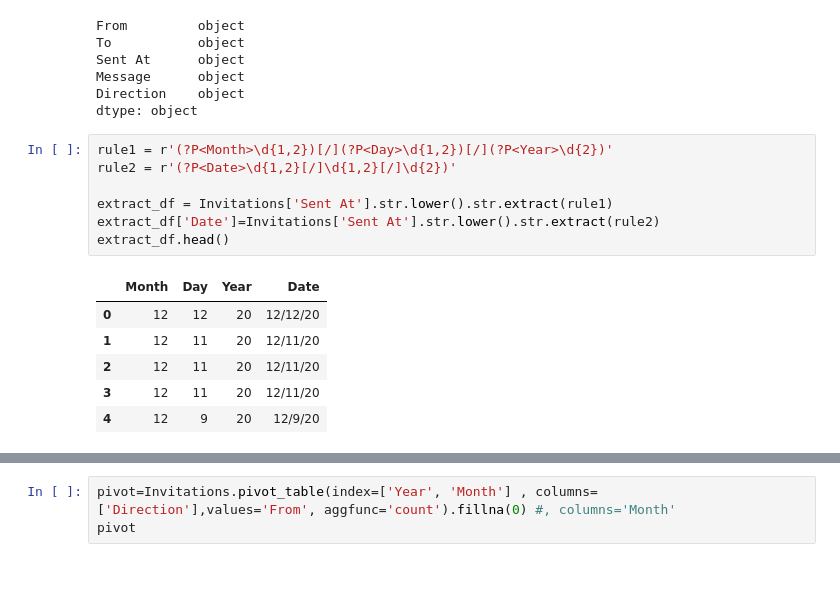
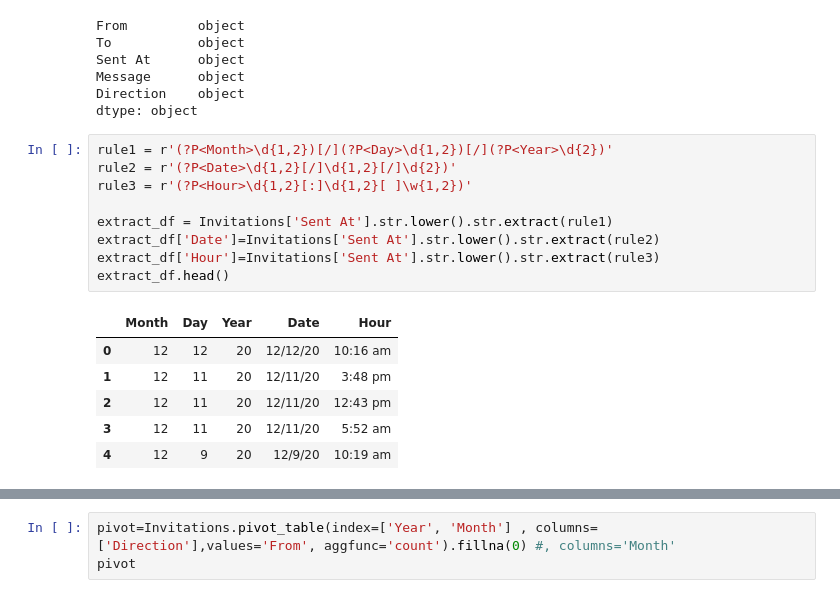
Before and after one commit to anmarphy/My_LinkedIn_2020_Dec, a Jupyter notebook: Basic_Information.ipynb, the cells around one changed output, grey strips where cells are left out. Drawn from its saved outputs; the diff is of its cells as text.

Commit message:
Adding the hour into the dataframe

```diff
--- a/Basic_Information.ipynb
+++ b/Basic_Information.ipynb
@@ -31,17 +31,19 @@ dtype: object
 # %%
 rule1 = r'(?P<Month>\d{1,2})[/](?P<Day>\d{1,2})[/](?P<Year>\d{2})'
 rule2 = r'(?P<Date>\d{1,2}[/]\d{1,2}[/]\d{2})'
+rule3 = r'(?P<Hour>\d{1,2}[:]\d{1,2}[ ]\w{1,2})'
 
 extract_df = Invitations['Sent At'].str.lower().str.extract(rule1)
 extract_df['Date']=Invitations['Sent At'].str.lower().str.extract(rule2)
+extract_df['Hour']=Invitations['Sent At'].str.lower().str.extract(rule3)
 extract_df.head()
 # %% [output]
-|  | Month | Day | Year | Date |
-| 0 | 12 | 12 | 20 | 12/12/20 |
-| 1 | 12 | 11 | 20 | 12/11/20 |
-| 2 | 12 | 11 | 20 | 12/11/20 |
-| 3 | 12 | 11 | 20 | 12/11/20 |
-| 4 | 12 | 9 | 20 | 12/9/20 |
+|  | Month | Day | Year | Date | Hour |
+| 0 | 12 | 12 | 20 | 12/12/20 | 10:16 am |
+| 1 | 12 | 11 | 20 | 12/11/20 | 3:48 pm |
+| 2 | 12 | 11 | 20 | 12/11/20 | 12:43 pm |
+| 3 | 12 | 11 | 20 | 12/11/20 | 5:52 am |
+| 4 | 12 | 9 | 20 | 12/9/20 | 10:19 am |
 # %%
 Invitations=pd.concat([Invitations, extract_df], axis=1)
 Invitations.tail()
```
Also changed, not shown: parts of 3 cells of this notebook.
